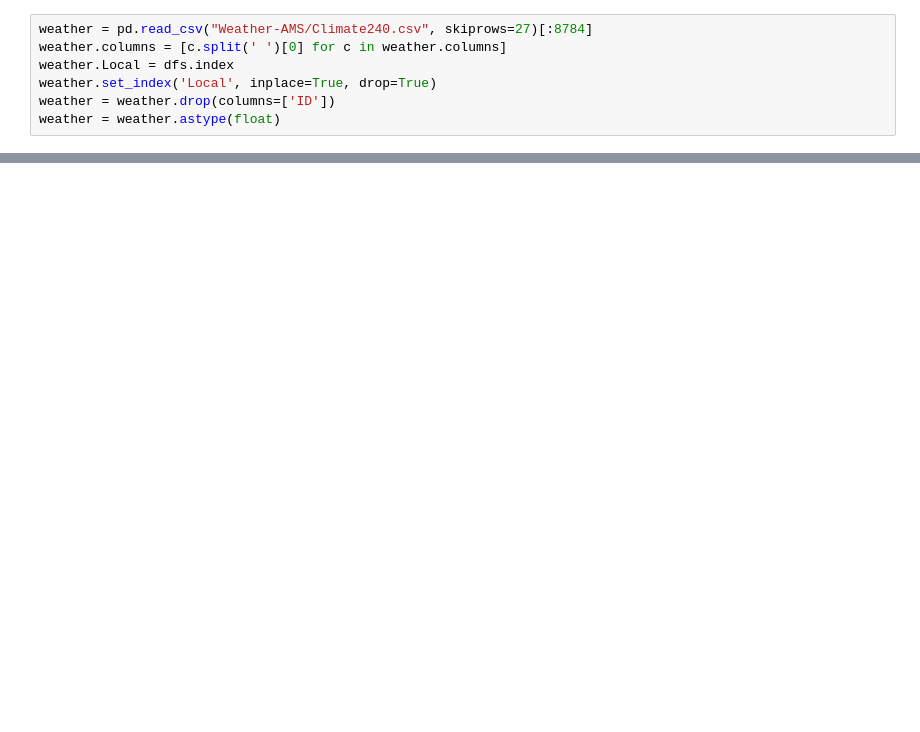
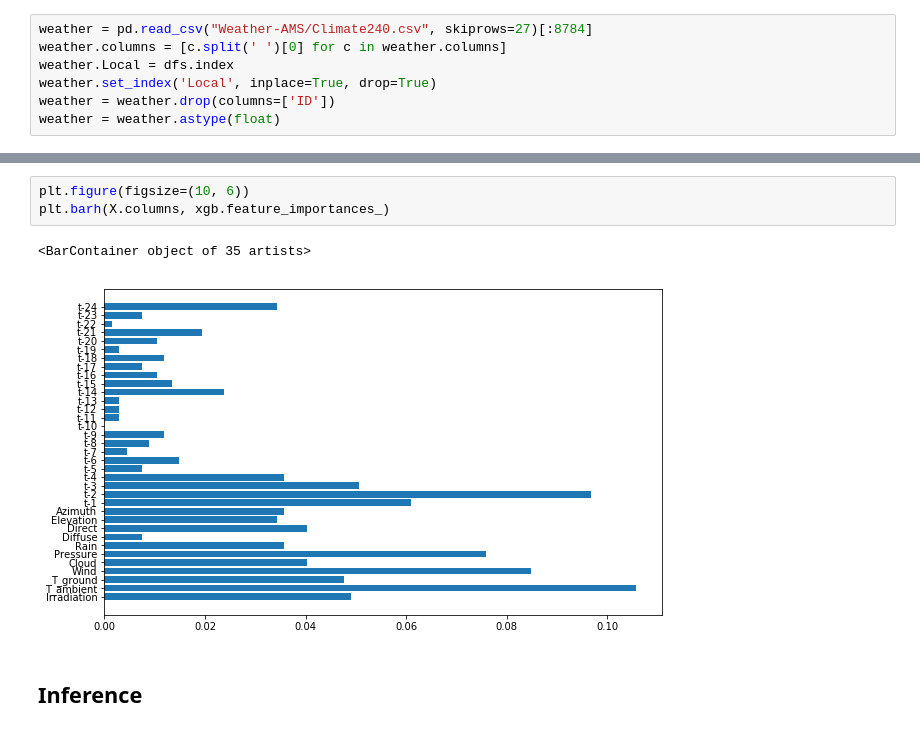
Before and after one commit to HusainKapadia/Energy-Poverty-JRC, a Jupyter notebook: main2.ipynb, the cells around one changed output, grey strips where cells are left out. Saved outputs shown, nothing was run; the diff lists cells and outputs as text; blank space fills up the shorter version.

```diff
--- a/main2.ipynb
+++ b/main2.ipynb
@@ -141,0 +114,8 @@ plt.plot(ytest[-100:])
+# %%
+plt.figure(figsize=(10, 6))
+plt.barh(X.columns, xgb.feature_importances_)
+# %% [output]
+<BarContainer object of 35 artists>
+[figure, added]
+# %% [markdown]
+## Inference
```
Also changed, not shown: parts of 38 cells of this notebook, 2 other files.
